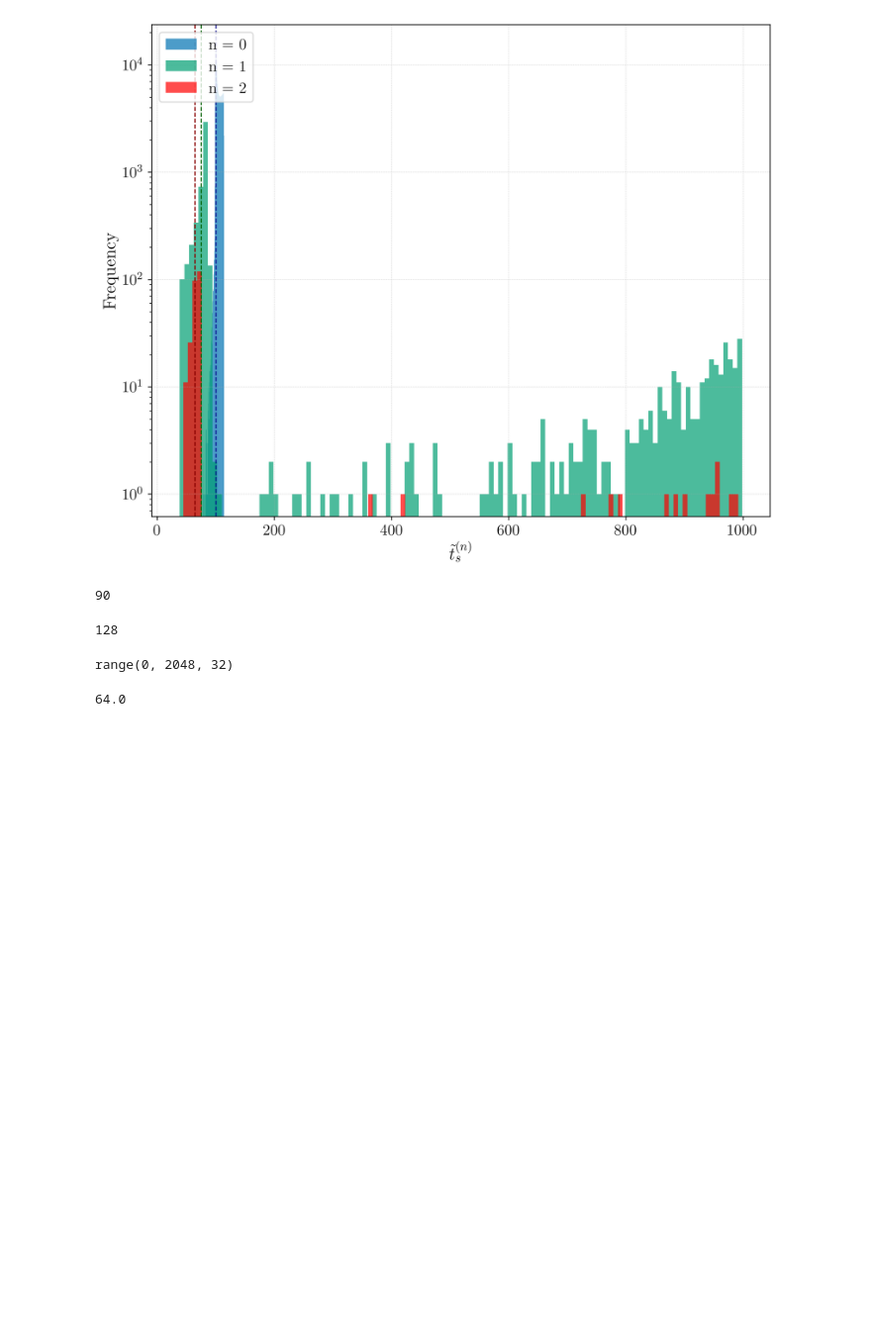
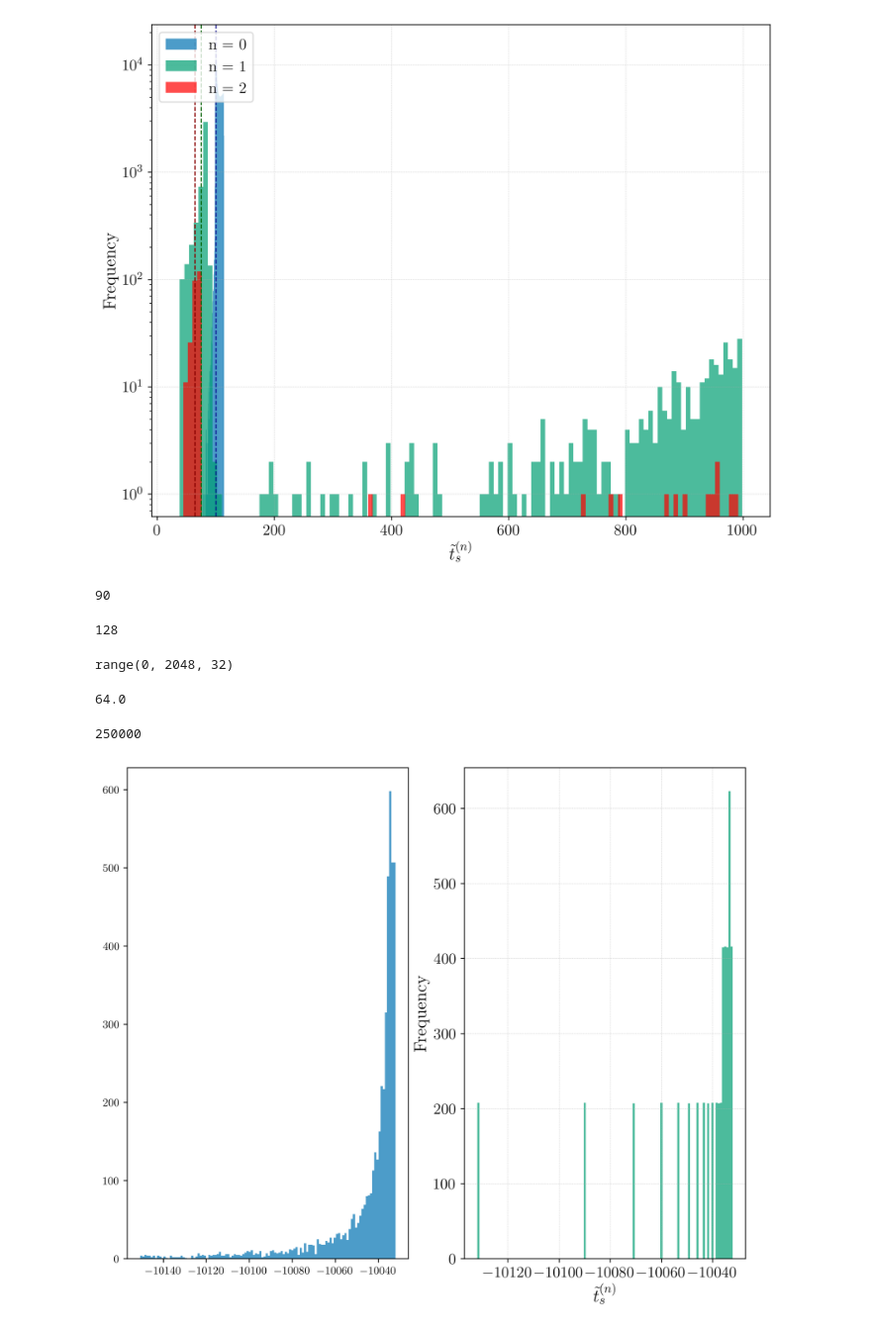
Before and after one commit to drojaspater/VariabilityOfBlackHoleLightCurves, a Jupyter notebook: BriskPrube.ipynb, the cells around one changed output. Shown at 99% size. Drawn from its saved outputs; the diff is of its cells as text; code cells hidden in the pictures; blank space fills up the shorter version.

```diff
--- a/BriskPrube.ipynb
+++ b/BriskPrube.ipynb
@@ -520,3 +520,10 @@ range(0, 2048, 32)
 2048/32
 # %% [output]
 64.0
+# %%
+ts = t0
+N = len(ts)
+idx = np.arange(N)
+perm = np.argsort(ts)
+ts_sorted = ts[perm]
+idx_sorted = idx[perm]
@@ -522,0 +608,57 @@ range(0, 2048, 32)
+# %%
+len(t2)
+# %% [output]
+250000
+# %%
+minV = 5
+maxV = 99.95
+
+t0_renorm_17 = t1
+valid_mask = np.isfinite(t0_renorm_17)
+t0_renorm_17 = t0_renorm_17[valid_mask]
+T0min17, T0max17 = np.percentile(t0_renorm_17, [minV,maxV])
+mask_in_range_17 = (t0_renorm_17 >= T0min17) & (t0_renorm_17 <= T0max17 )
+t0_renorm_17 = t0_renorm_17[mask_in_range_17]
+
+K = 25
+
+ts_reduce = quantize_ts_by_quantiles_median(t1, K)
+t1_renorm_17 = ts_reduce
+valid_mask = np.isfinite(t1_renorm_17)
+t1_renorm_17 = t1_renorm_17[valid_mask]
+T1min17, T1max17 = np.percentile(t1_renorm_17, [minV,maxV])
+mask_in_range_17 = (t1_renorm_17 >= T1min17) & (t1_renorm_17 <= T1max17 )
+t1_renorm_17 = t1_renorm_17[mask_in_range_17]
+
+import matplotlib as mpl
+import matplotlib.pyplot as plt
+
+#Only if LaTeX is configured locally
+mpl.rcParams['text.usetex'] = True
+mpl.rcParams['font.family'] = 'serif'
+
+# Create the normalized histogram
+plt.figure(figsize=[10,8], dpi=400)
+
+
+plt.subplot(1,2,1)
+plt.hist(t0_renorm_17, bins=120, color='#0072B2', label=r"n = 0", density=False, alpha=0.7)
+
+plt.subplot(1,2,2)
+plt.hist(t1_renorm_17, bins=120, color='#009E73', label=r"n = 1", density=False, alpha=0.7)
+
+
+
+
+plt.grid(True, linestyle='--', alpha=0.7, linewidth=0.3)
+
+#plt.yscale("log")
+#plt.legend(loc='upper left', fontsize=14)
+plt.tick_params(axis='both', which='major', labelsize=14)
+plt.xlabel(r'$\tilde{t}_s^{(n)}$', fontsize=16)
+plt.ylabel(r'$\mathrm{Frequency}$', fontsize=16)
+#plt.xlim(38,56)
+
+plt.show()
+# %% [output]
+[figure, added]
```
Also changed, not shown: parts of 1 cell of this notebook, 7 other files.
